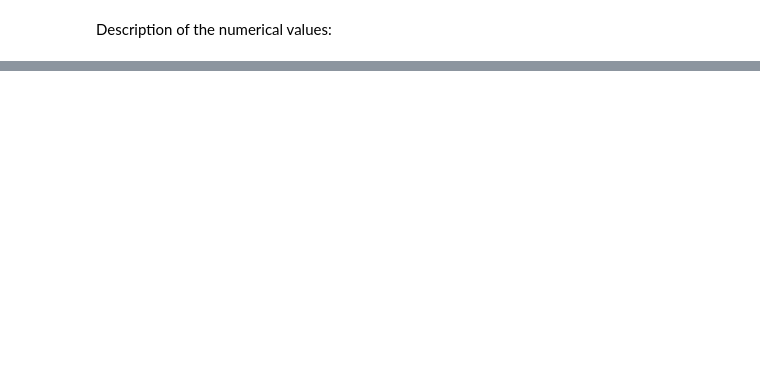
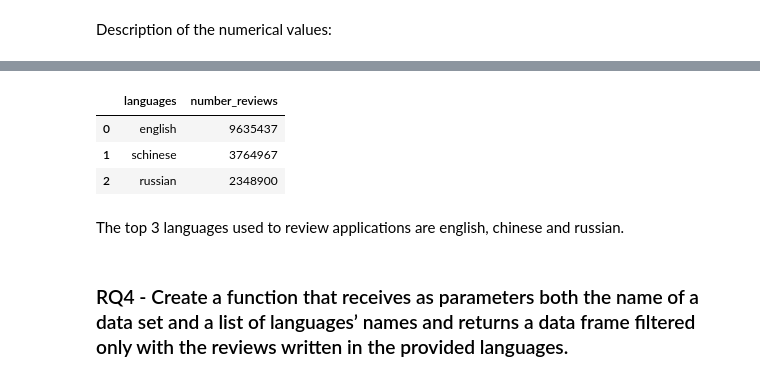
Before and after one commit to brauliovillalobos/ADM_HW2_Sapienza, a Jupyter notebook: HW_2_ADM.ipynb, the cells around one changed output, grey strips where cells are left out. Cells and saved outputs as stored; diff of their text form; code cells hidden in the pictures; blank space fills up the shorter version.

```diff
--- a/HW_2_ADM.ipynb
+++ b/HW_2_ADM.ipynb
@@ -199,0 +244,14 @@ vaex_df[:,1:].describe()
+# %%
+top_languages = pd.DataFrame(vaex_df['language'].value_counts()).reset_index()
+top_languages = top_languages.rename(columns={'index': 'languages', 0: 'number_reviews'})
+# %%
+top_languages.head(3)
+# %% [output]
+|  | languages | number_reviews |
+| 0 | english | 9635437 |
+| 1 | schinese | 3764967 |
+| 2 | russian | 2348900 |
+# %% [markdown]
+The top 3 languages used to review applications are english, chinese and russian.
+# %% [markdown]
+### RQ4 - Create a function that receives as parameters both the name of a data set and a list of languages’ names and returns a data frame filtered only with the reviews written in the provided languages.
```
Also changed, not shown: parts of 22 cells of this notebook.
